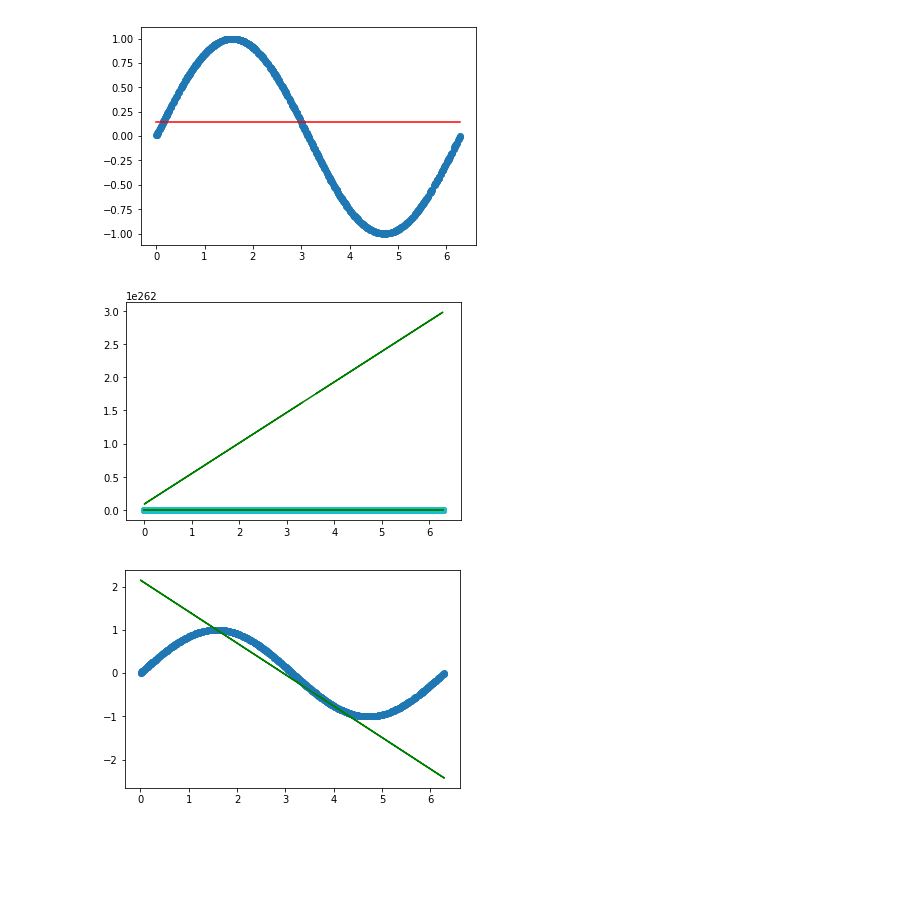
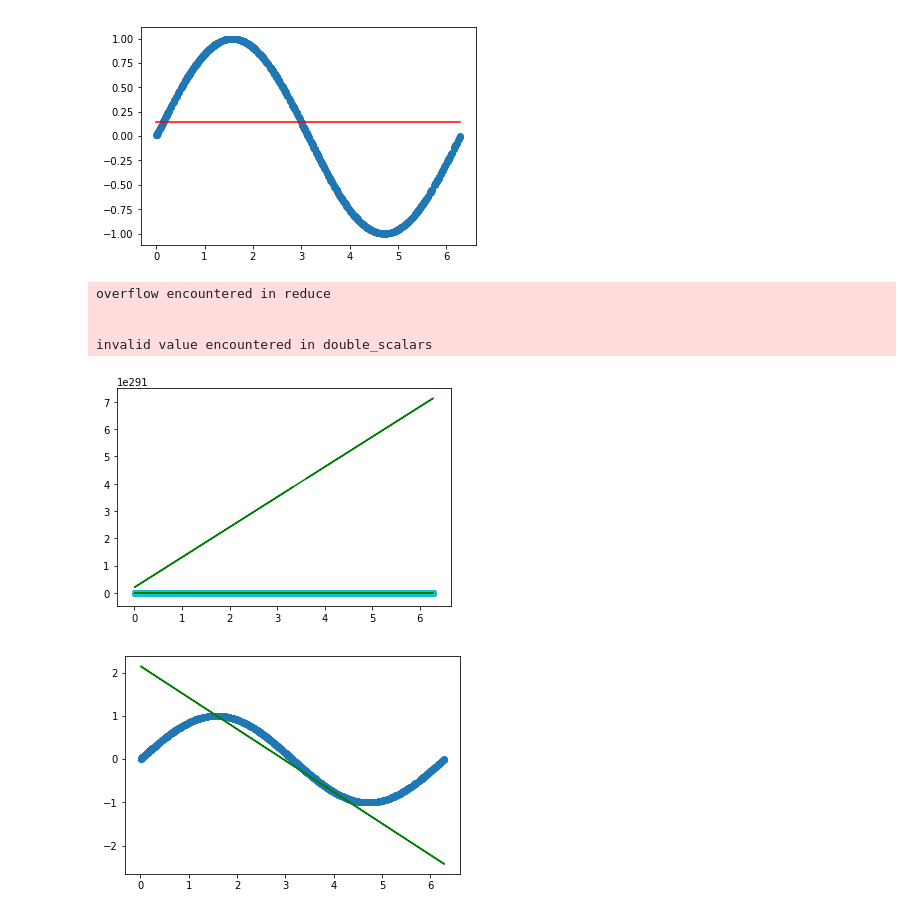
Before and after one commit to KonstantinKochetov/ML-implementations, a Jupyter notebook: Beleg3.ipynb, the cells around one changed output. Drawn from its saved outputs; the diff is of its cells as text; code cells hidden in the pictures; blank space fills up the shorter version.

```diff
--- a/Beleg3.ipynb
+++ b/Beleg3.ipynb
@@ -620,33 +621,37 @@ def get_hypothesises_h_2(counter, ax2, x_train, y_train, number_of_hypothesises)
     h_2_array = np.array([])
     for i in range(number_of_hypothesises):
         counter[0] = counter[0] + 2
         counter[1] = counter[1] + 2
         x, y = train_data(counter, x_train, y_train)
         h_2_with_thetas = build_hypothesis_h_2(x, y)
         h_2 = h_2_with_thetas[0]
         plot_hypothesis_h_2_in_one_plot(h_2, x_train, y_train, x, y, ax2)
         #plot_hypothesis_h_2(h_2, x_train, y_train, x, y)
         h_2_array = np.append(h_2_array, h_2_with_thetas, None)
     return h_2_array
 
 def average_h_2(h_2_array, x):
     theta_0_array = np.array([])
     theta_1_array = np.array([])
     for i in range(h_2_array.size):
         theta_0 = h_2_array[1]
         theta_1 = h_2_array[2]
         theta_0_array = np.append(theta_0_array, theta_0, None)
         theta_1_array = np.append(theta_1_array, theta_1, None)
     return np.mean(theta_0_array), np.mean(theta_1_array)
 
 # test
 counter = np.array([0,2])
 f1 = plt.figure()
 ax1 = f1.add_subplot(111)
-number_of_hypothesises = 10
+number_of_hypothesises = 40
 h_2_array = get_hypothesises_h_2(counter, ax1, x_train, y_train, number_of_hypothesises)
 average_h_2 = average_h_2(h_2_array, x_train)
 plot_average_h2(average_h_2, x_train, y_train)
 # %% [output]
+overflow encountered in reduce
+
+
+invalid value encountered in double_scalars
-[figure, old version]
+[figure, new version]
 [figure]
```
Also changed, not shown: parts of 6 cells of this notebook, 3 other files.
